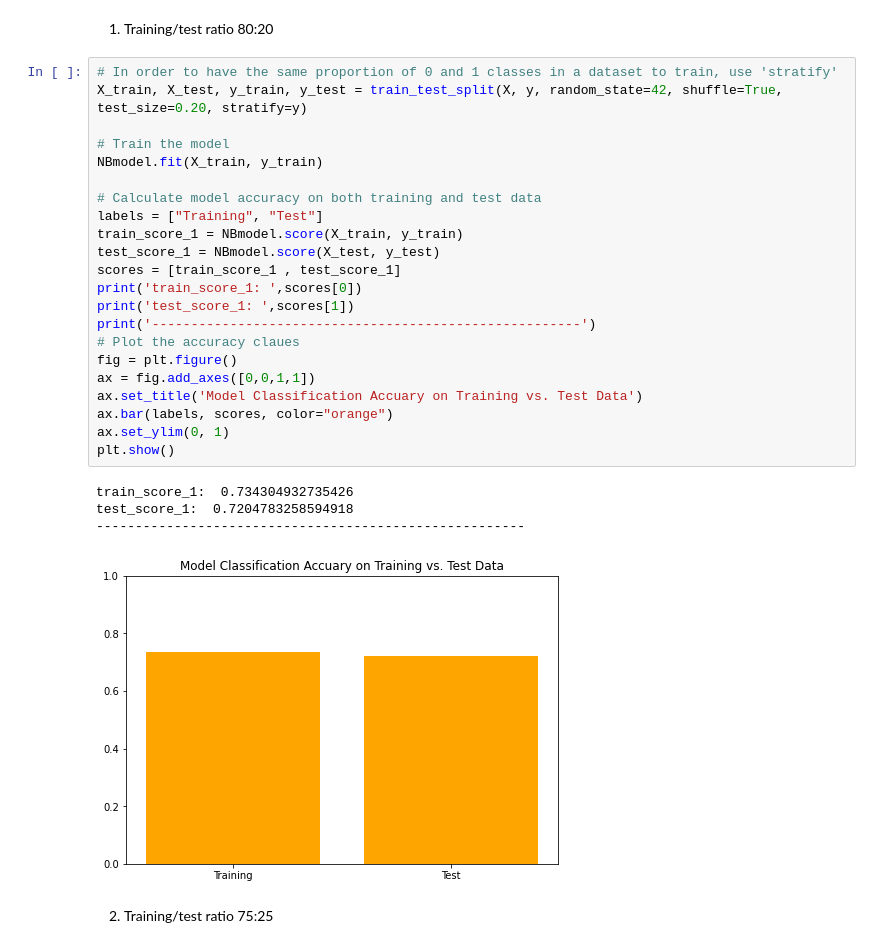
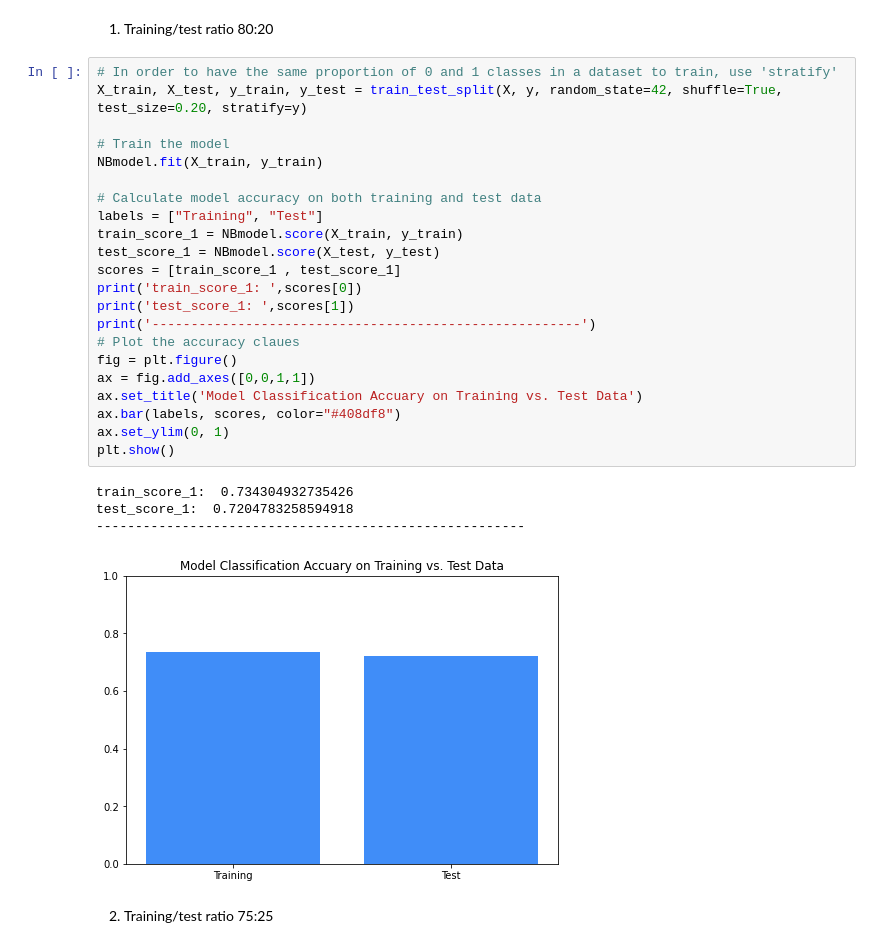
Before and after one commit to sg758253/IDS, a Jupyter notebook: HW5/Problem2_p.ipynb, the cells around one changed output. Drawn from its saved outputs; the diff is of its cells as text.

```diff
--- a/HW5/Problem2_p.ipynb
+++ b/HW5/Problem2_p.ipynb
@@ -162,30 +253,30 @@ y = encoded_DF.iloc[:,0:1]
 # %%
 # In order to have the same proportion of 0 and 1 classes in a dataset to train, use 'stratify'
 X_train, X_test, y_train, y_test = train_test_split(X, y, random_state=42, shuffle=True, test_size=0.20, stratify=y)
 
 # Train the model
 NBmodel.fit(X_train, y_train)
 
 # Calculate model accuracy on both training and test data
 labels = ["Training", "Test"]
 train_score_1 = NBmodel.score(X_train, y_train)
 test_score_1 = NBmodel.score(X_test, y_test)
 scores = [train_score_1 , test_score_1]
 print('train_score_1: ',scores[0])
 print('test_score_1: ',scores[1])
 print('-------------------------------------------------------')
 # Plot the accuracy claues
 fig = plt.figure()
 ax = fig.add_axes([0,0,1,1])
 ax.set_title('Model Classification Accuary on Training vs. Test Data')
-ax.bar(labels, scores, color="orange")
+ax.bar(labels, scores, color="#408df8")
 ax.set_ylim(0, 1)
 plt.show()
 # %% [output]
 train_score_1:  0.734304932735426
 test_score_1:  0.7204783258594918
 -------------------------------------------------------
-[figure, old version]
+[figure, new version]
 # %% [markdown]
 2. Training/test ratio 75:25
 # %%
```
Also changed, not shown: parts of 16 cells of this notebook.
